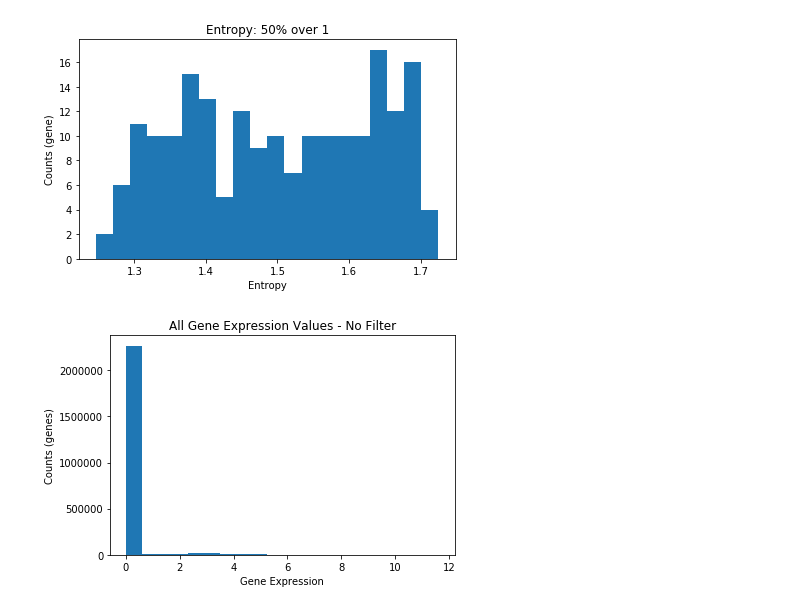
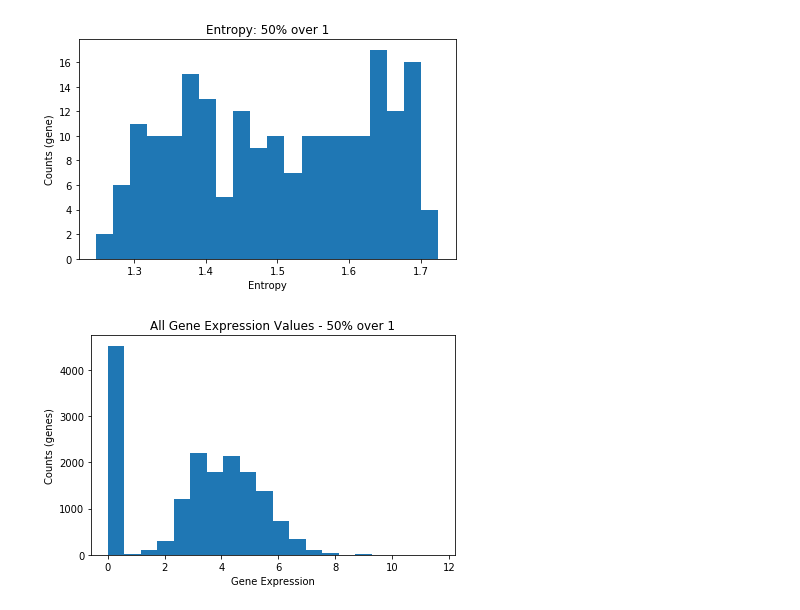
Before and after one commit to hypercubestart/CausalAssociation, a Jupyter notebook: QuantityControl.ipynb, the cells around one changed output. Drawn from its saved outputs; the diff is of its cells as text; code cells hidden in the pictures.

```diff
--- a/QuantityControl.ipynb
+++ b/QuantityControl.ipynb
@@ -220,11 +220,11 @@ plt.savefig('./graphs/entropy01')
 # %%
 # graph all expression data
 all_values = filteredDf.values.flatten()
 plt.hist(all_values, bins = 20)
-plt.title("All Gene Expression Values - No Filter")
+plt.title("All Gene Expression Values - 50% over 1")
 plt.ylabel("Counts (genes)")
 plt.xlabel("Gene Expression")
 plt.tight_layout()
-plt.savefig('./graphs/allvals01')
+plt.savefig('./graphs/allvals02')
 # %% [output]
-[figure, old version]
+[figure, new version]
```
